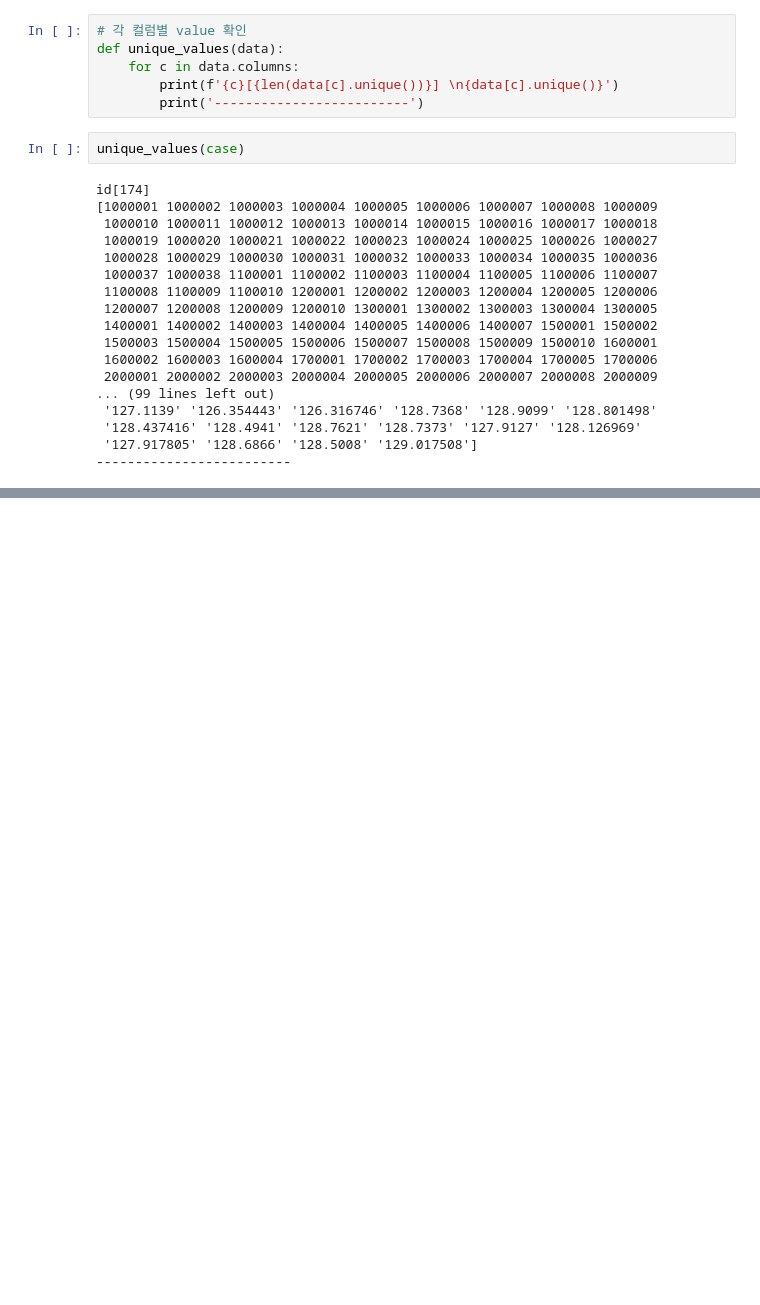
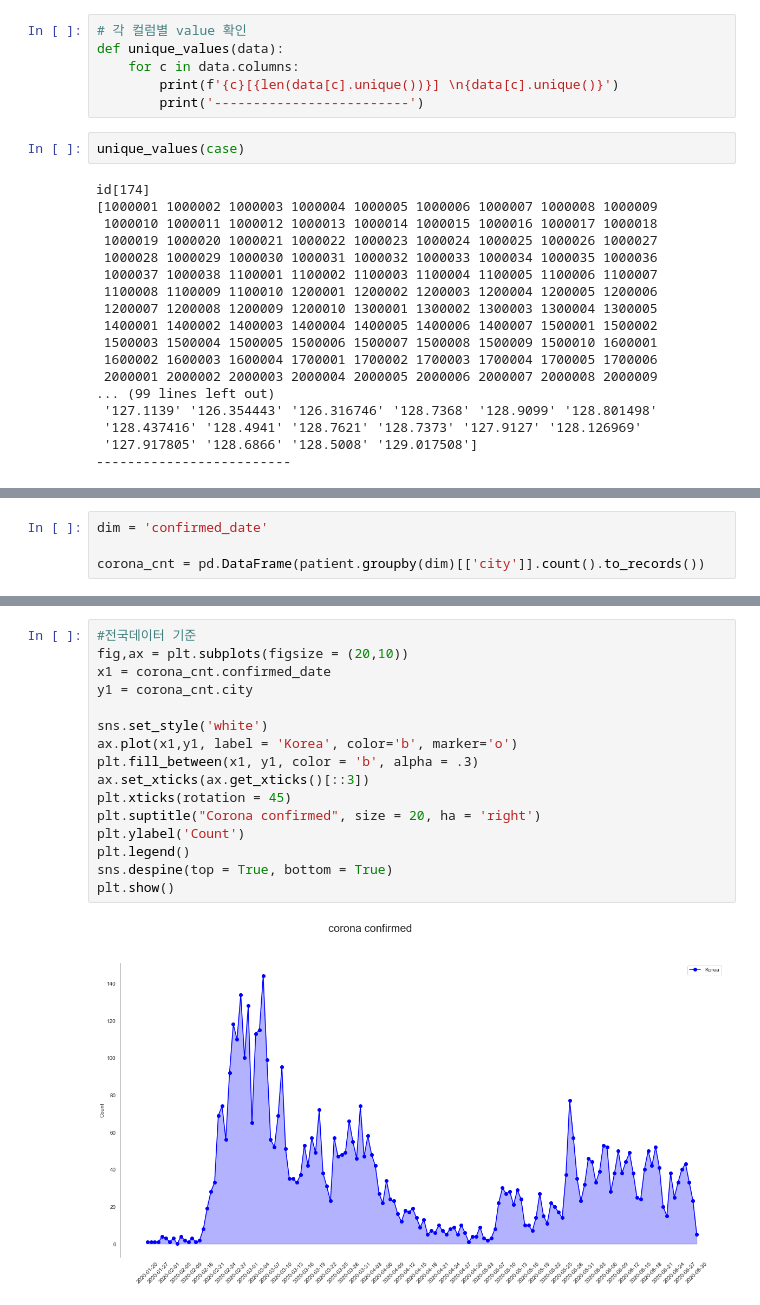
Before and after one commit to KT-bigdata-Dacon/SI, a Jupyter notebook: 기본12종데이터 전처리.ipynb, the cells around one changed output, grey strips where cells are left out. Cells and saved outputs as stored; diff of their text form; blank space fills up the shorter version.

```diff
--- a/기본12종데이터 전처리.ipynb
+++ b/기본12종데이터 전처리.ipynb
@@ -69,0 +86,4 @@ id[174]
+# %%
+dim = 'confirmed_date'
+
+corona_cnt = pd.DataFrame(patient.groupby(dim)[['city']].count().to_records())
@@ -69,0 +106,18 @@ id[174]
+# %%
+#전국데이터 기준
+fig,ax = plt.subplots(figsize = (20,10))
+x1 = corona_cnt.confirmed_date
+y1 = corona_cnt.city
+
+sns.set_style('white')
+ax.plot(x1,y1, label = 'Korea', color='b', marker='o')
+plt.fill_between(x1, y1, color = 'b', alpha = .3)
+ax.set_xticks(ax.get_xticks()[::3])
+plt.xticks(rotation = 45)
+plt.suptitle("Corona confirmed", size = 20, ha = 'right')
+plt.ylabel('Count')
+plt.legend()
+sns.despine(top = True, bottom = True)
+plt.show()
+# %% [output]
+[figure, added]
```
Also changed, not shown: parts of 14 cells of this notebook.
